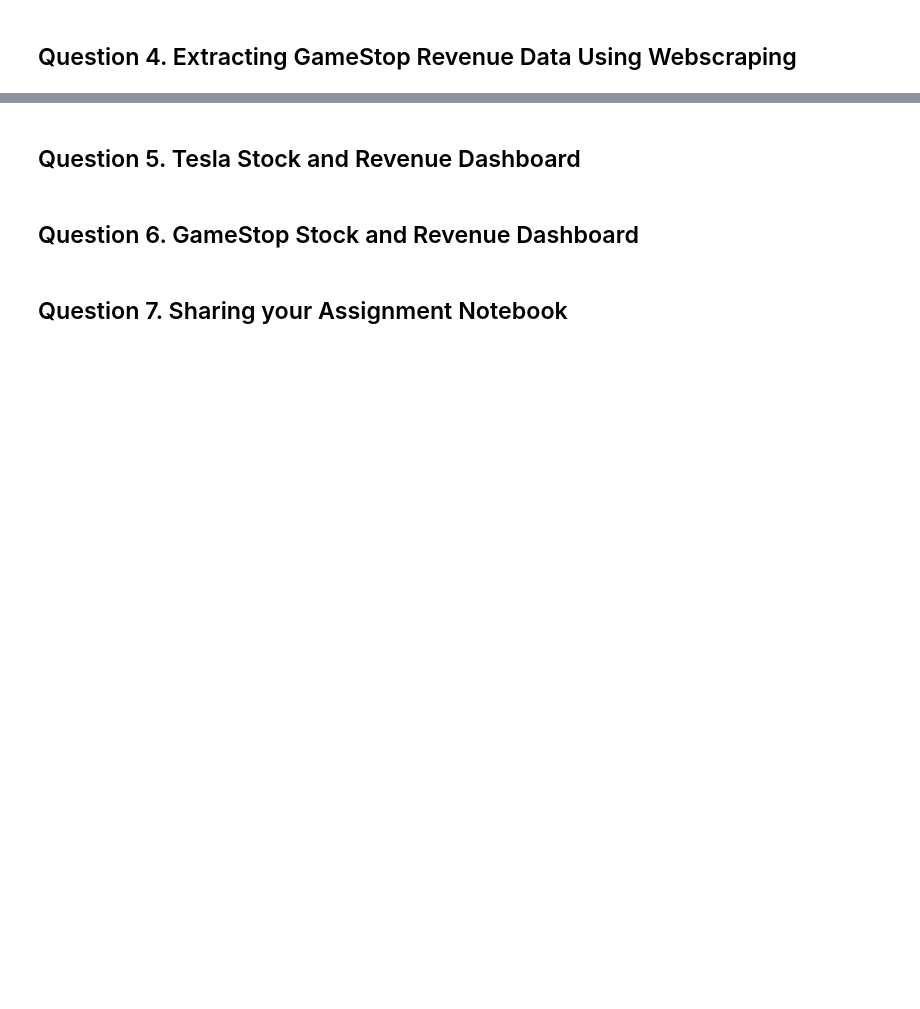
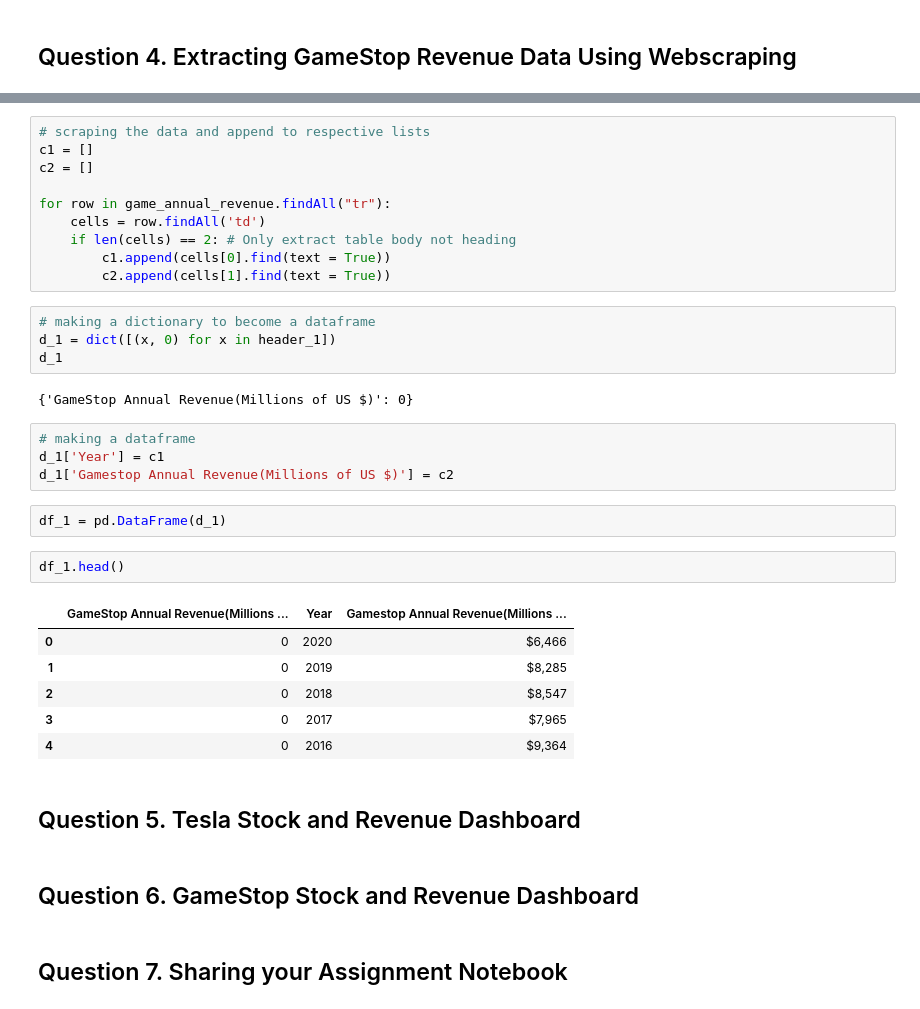
Before and after one commit to Younjung92/Capston-Project, a Jupyter notebook: Python_Project_for_Data_Science/Assignment.ipynb, the cells around one changed output, grey strips where cells are left out. Saved outputs shown, nothing was run; the diff lists cells and outputs as text; blank space fills up the shorter version.

```diff
--- a/Python_Project_for_Data_Science/Assignment.ipynb
+++ b/Python_Project_for_Data_Science/Assignment.ipynb
@@ -104,3 +274,34 @@ for column in soup.find("tbody").find_all("tr"):
+# %%
+# scraping the data and append to respective lists
+c1 = []
+c2 = []
+
+for row in game_annual_revenue.findAll("tr"):
+    cells = row.findAll('td')
+    if len(cells) == 2: # Only extract table body not heading
+        c1.append(cells[0].find(text = True))
+        c2.append(cells[1].find(text = True))
+# %%
+# making a dictionary to become a dataframe
+d_1 = dict([(x, 0) for x in header_1])
+d_1
+# %% [output]
+{'GameStop Annual Revenue(Millions of US $)': 0}
+# %%
+# making a dataframe
+d_1['Year'] = c1
+d_1['Gamestop Annual Revenue(Millions of US $)'] = c2
+# %%
+df_1 = pd.DataFrame(d_1)
+# %%
+df_1.head()
+# %% [output]
+|  | GameStop Annual Revenue(Millions ... | Year | Gamestop Annual Revenue(Millions ... |
+| 0 | 0 | 2020 | $6,466 |
+| 1 | 0 | 2019 | $8,285 |
+| 2 | 0 | 2018 | $8,547 |
+| 3 | 0 | 2017 | $7,965 |
+| 4 | 0 | 2016 | $9,364 |
 # %% [markdown]
 ## Question 5. Tesla Stock and Revenue Dashboard
 # %% [markdown]
```
Also changed, not shown: parts of 25 cells of this notebook.
